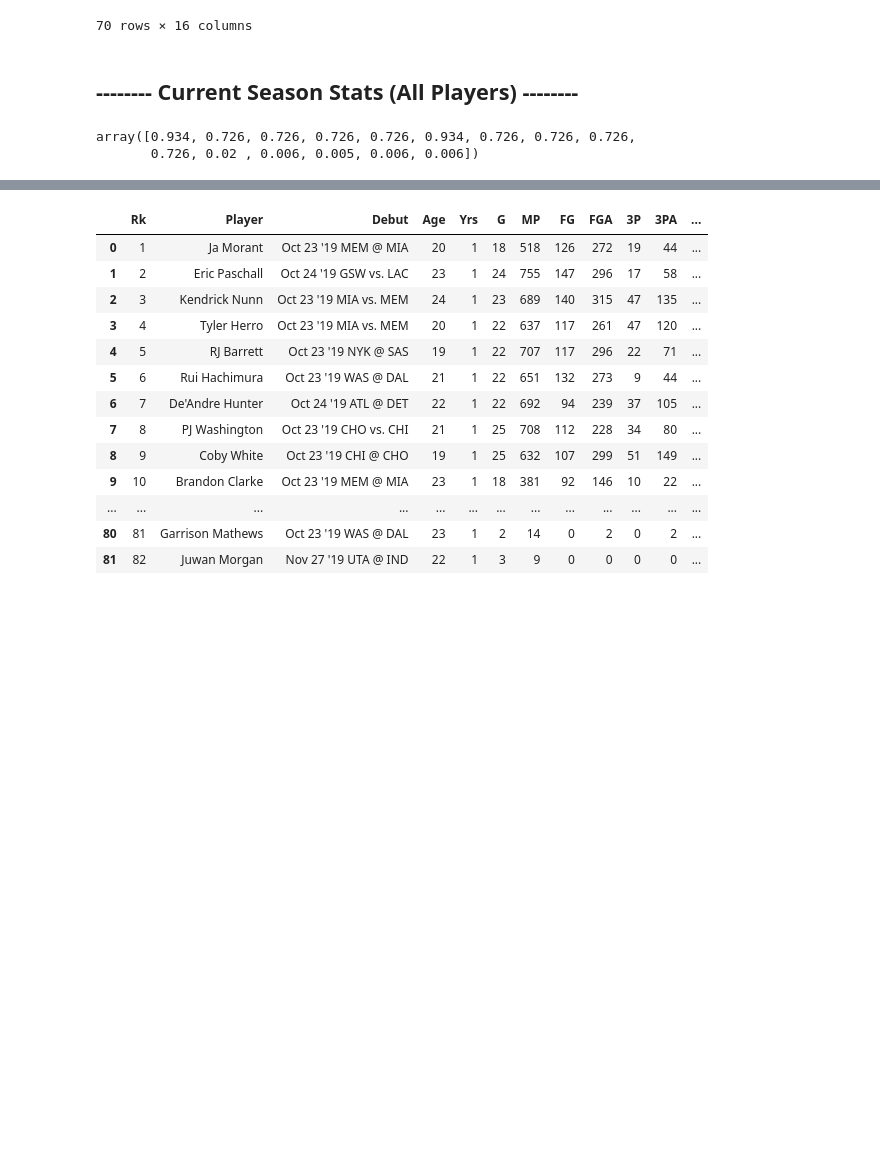
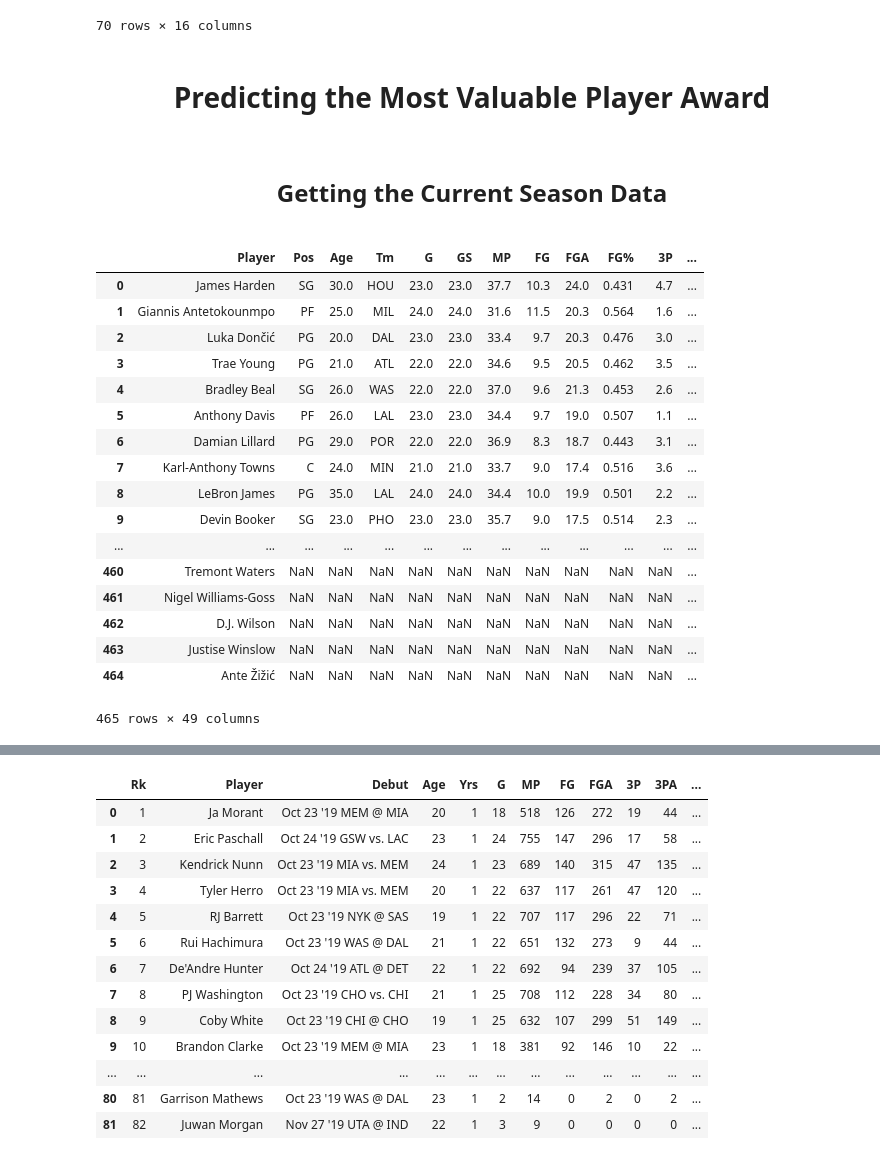
Before and after one commit to Ajnbro/nba320.github.io, a Jupyter notebook: Final Project Notebook.ipynb, the cells around one changed output, grey strips where cells are left out. Saved outputs shown, nothing was run; the diff lists cells and outputs as text; code cells hidden in the pictures; blank space fills up the shorter version.

```diff
--- a/Final Project Notebook.ipynb
+++ b/Final Project Notebook.ipynb
@@ -365,41 +366,54 @@ nba_roy
 | 68 | 1953-54 | Ray Felix | 23 | BLB | 72 | 37.1 | 17.6 | 13.3 | 1.1 | NaN | NaN | ... |
 | 69 | 1952-53 | Monk Meineke | 22 | FTW | 68 | 33.1 | 10.7 | 6.9 | 2.2 | NaN | NaN | ... |
 70 rows × 16 columns
-# %% [markdown]
-## **-------- Current Season Stats (All Players) --------**
+# %% [markdown]
+<center>
+<h1 style="font-size:28px">Predicting the Most Valuable Player Award</h1>
+</center>
+# %% [markdown]
+<center>
+<h1 style="font-size:24px">Getting the Current Season Data</h1>
+</center>
 # %%
 # So for the machine larning parts of the project I was thinking we could take the current stats of players and
 # predict who would win all the above awards this year
 curr_stats = pd.read_csv("19_20_nba_stats.csv")
-# As before, clean the Player name column
+curr_stats_advanced = pd.read_csv("19_20_stats_advanced.csv")
 clean_name_column(curr_stats)
+clean_name_column(curr_stats_advanced)
+
+curr_stats = curr_stats.drop(columns = ["Rk"])
+curr_stats_advanced = curr_stats_advanced.drop(columns = ["Rk"])
+
+# Merge the per game and advanced player statistics together. Drops any duplicate columns.
+curr_stats = curr_stats.merge(right = curr_stats_advanced, how = 'outer', on = "Player", suffixes = ('', '_repeat'))
+
+# Drop any repeated columns (they end in _repeat)
+curr_stats = curr_stats[curr_stats.columns.drop(list(curr_stats.filter(regex='_repeat')))]
+
+# Sort the dataframe by points
+curr_stats = curr_stats.sort_values(by="PTS", ascending = False)
+
+curr_stats = curr_stats.reset_index()
+curr_stats = curr_stats.drop(columns = ["index"])
+
+curr_stats
+# %% [output]
+|  | Player | Pos | Age | Tm | G | GS | MP | FG | FGA | FG% | 3P | ... |
+| 0 | James Harden | SG | 30.0 | HOU | 23.0 | 23.0 | 37.7 | 10.3 | 24.0 | 0.431 | 4.7 | ... |
+| 1 | Giannis Antetokounmpo | PF | 25.0 | MIL | 24.0 | 24.0 | 31.6 | 11.5 | 20.3 | 0.564 | 1.6 | ... |
+| 2 | Luka Dončić | PG | 20.0 | DAL | 23.0 | 23.0 | 33.4 | 9.7 | 20.3 | 0.476 | 3.0 | ... |
+| 3 | Trae Young | PG | 21.0 | ATL | 22.0 | 22.0 | 34.6 | 9.5 | 20.5 | 0.462 | 3.5 | ... |
+| 4 | Bradley Beal | SG | 26.0 | WAS | 22.0 | 22.0 | 37.0 | 9.6 | 21.3 | 0.453 | 2.6 | ... |
+| 5 | Anthony Davis | PF | 26.0 | LAL | 23.0 | 23.0 | 34.4 | 9.7 | 19.0 | 0.507 | 1.1 | ... |
+| 6 | Damian Lillard | PG | 29.0 | POR | 22.0 | 22.0 | 36.9 | 8.3 | 18.7 | 0.443 | 3.1 | ... |
+| 7 | Karl-Anthony Towns | C | 24.0 | MIN | 21.0 | 21.0 | 33.7 | 9.0 | 17.4 | 0.516 | 3.6 | ... |
+| 8 | LeBron James | PG | 35.0 | LAL | 24.0 | 24.0 | 34.4 | 10.0 | 19.9 | 0.501 | 2.2 | ... |
+| 9 | Devin Booker | SG | 23.0 | PHO | 23.0 | 23.0 | 35.7 | 9.0 | 17.5 | 0.514 | 2.3 | ... |
+| ... | ... | ... | ... | ... | ... | ... | ... | ... | ... | ... | ... | ... |
+| 460 | Tremont Waters | NaN | NaN | NaN | NaN | NaN | NaN | NaN | NaN | NaN | NaN | ... |
+| 461 | Nigel Williams-Goss | NaN | NaN | NaN | NaN | NaN | NaN | NaN | NaN | NaN | NaN | ... |
+| 462 | D.J. Wilson | NaN | NaN | NaN | NaN | NaN | NaN | NaN | NaN | NaN | NaN | ... |
+| 463 | Justise Winslow | NaN | NaN | NaN | NaN | NaN | NaN | NaN | NaN | NaN | NaN | ... |
+| 464 | Ante Žižić | NaN | NaN | NaN | NaN | NaN | NaN | NaN | NaN | NaN | NaN | ... |
+465 rows × 49 columns
-# %%
-# In order to predict who will win the MVP we will need to predict the voting shares for each of the
-# prospective winners. We will be using historical data from the 2018-2019 MVP voting to train our
-# model on.
-prospective_mvps = curr_stats.head(15)
-# Importing the historical data
-past_mvp_voting = pd.read_csv('historic_mvp_voting.csv')
-clean_name_column(past_mvp_voting)
-
-# Create training and test data
-
-X = past_mvp_voting.iloc[:,10:18]
-y = past_mvp_voting.Share
-X_train, X_test, y_train, y_test = train_test_split(X, y, test_size=0.25, random_state=10)
-
-neigh = KNeighborsRegressor(n_neighbors = 2)
-neigh.fit(X_train, y_train)
-
-regressor = DecisionTreeRegressor(random_state=2)
-regressor.fit(X_train, y_train)
-
-prospective_mvps = prospective_mvps[['PTS', "TRB", "AST", "STL", "BLK", "FG%", "FT%", "3P%"]]
-
-prediction1 = neigh.predict(prospective_mvps)
-prediction2 = regressor.predict(prospective_mvps)
-
-prediction2
-# %% [output]
-array([0.934, 0.726, 0.726, 0.726, 0.726, 0.934, 0.726, 0.726, 0.726,
-       0.726, 0.02 , 0.006, 0.005, 0.006, 0.006])
```
Also changed, not shown: parts of 16 cells of this notebook, 2 other files.
